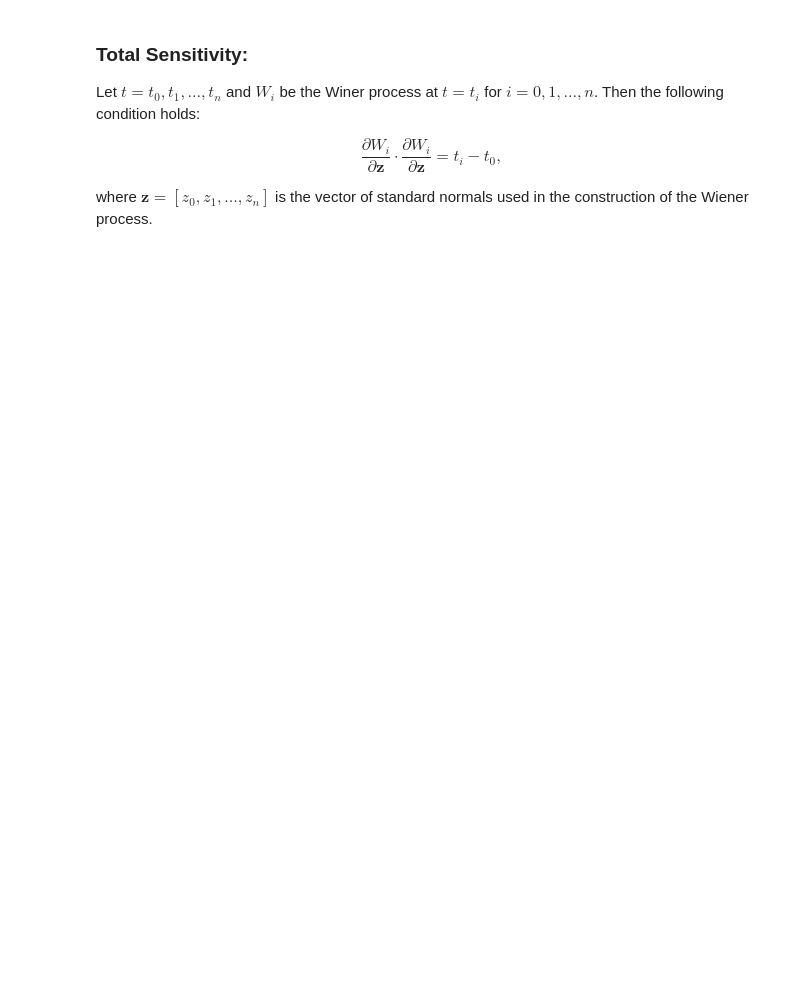
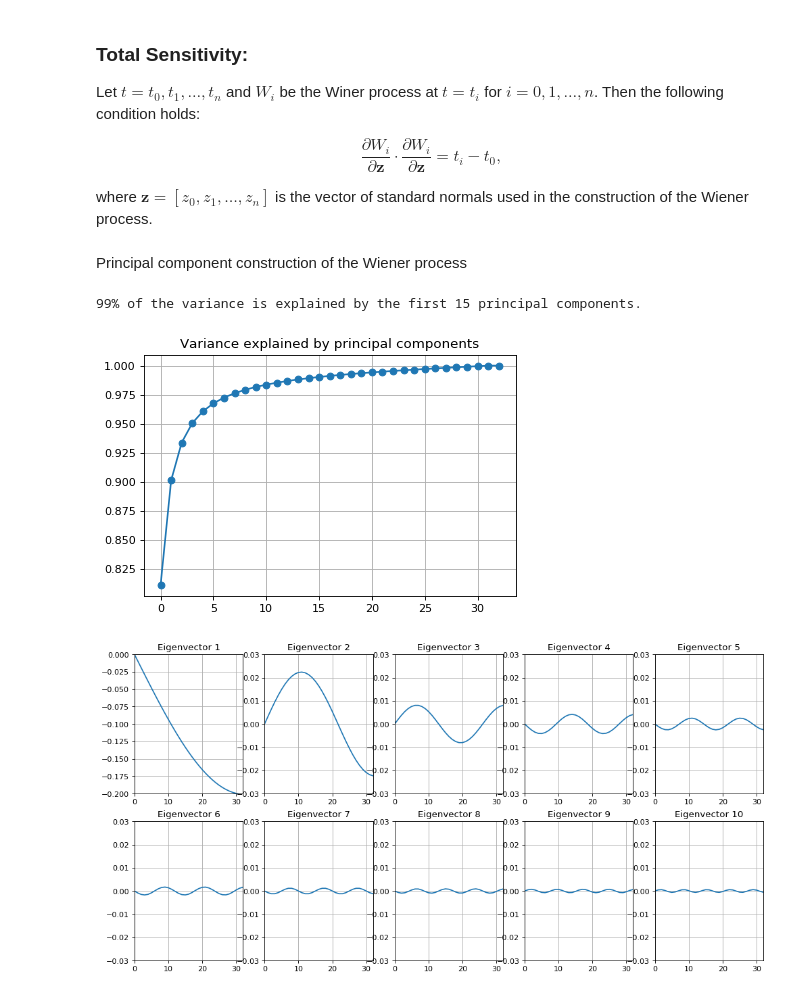
Before and after one commit to pbastani/brownian_motion, a Jupyter notebook: BrownianBridge.ipynb, the cells around one changed output. Drawn from its saved outputs; the diff is of its cells as text; code cells hidden in the pictures; blank space fills up the shorter version.

```diff
--- a/BrownianBridge.ipynb
+++ b/BrownianBridge.ipynb
@@ -137,0 +173,37 @@ assert (np.abs(np.sum(jacobian * jacobian, axis=1) - (t - t[0])) < 1e-14).all(),
+# %% [markdown]
+ Principal component construction of the Wiener process
+# %%
+# Principal component construction of the Wiener process
+
+# Calculate the covariance matrix
+covariance_mtx = np.zeros((n, n))
+for i in range(0, n):
+  for j in range(0, n):
+    covariance_mtx[i, j] = min(t[i,0], t[j,0])
+
+# Calculate eigendecomposition of the covariance matrix C and ensure that V*D*Vt = C
+eig_vals, eig_vecs = np.linalg.eig(covariance_mtx)
+assert (np.abs(np.matmul(np.matmul(eig_vecs, np.diag(eig_vals)), np.transpose(eig_vecs)) - covariance_mtx)).all() < 1e-14, "Invalid eigendecomposition."
+
+# Variance explained by the principal components
+cutoff_value = 0.99
+explained_variance = np.cumsum(eig_vals)/np.sum(eig_vals)
+cutoff_index = np.where(explained_variance > cutoff_value)[0][0]
+print("%d%% of the variance is explained by the first %d principal components." % (cutoff_value * 100, cutoff_index))
+
+fig = plt.figure(dpi=80)
+plt.plot(explained_variance, '-o'), plt.grid(), plt.title("Variance explained by principal components")
+
+# Plot the eigenvectors
+fig = plt.figure(figsize=(15, 7.5), dpi= 80, facecolor='w', edgecolor='k')
+
+for i in range(0, 10):
+  plt.subplot(2,5,i+1), plt.plot(eig_vecs[:,i] * eig_vals[i]/np.sum(eig_vals)), plt.grid(), plt.title("Eigenvector " + str(i+1))
+  if i == 0:
+    plt.axis([0, n-1, -0.2, 0])
+  else:
+    plt.axis([0, n-1, -0.03, 0.03])
+# %% [output]
+99% of the variance is explained by the first 15 principal components.
+[figure, added]
+[figure, added]
```
Also changed, not shown: parts of 11 cells of this notebook.
